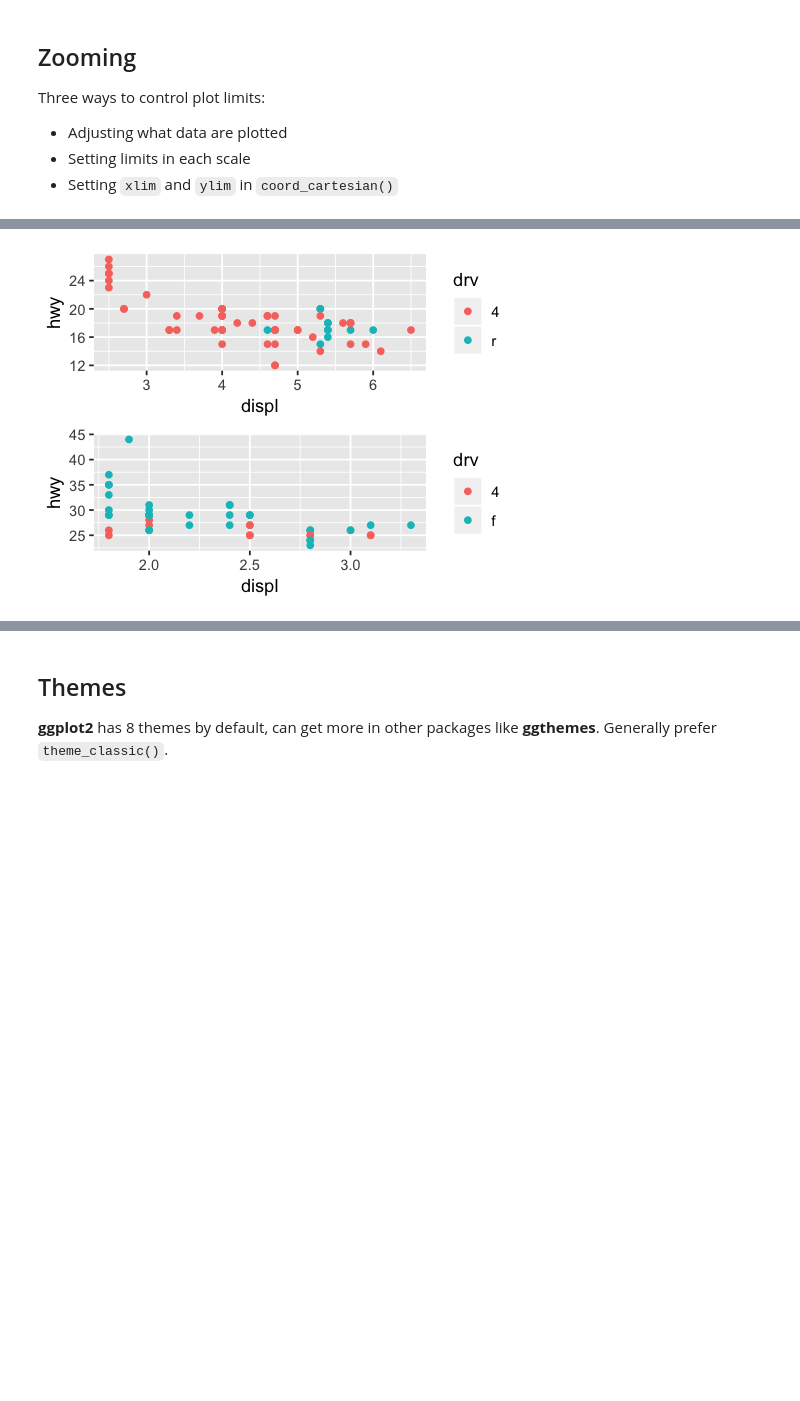
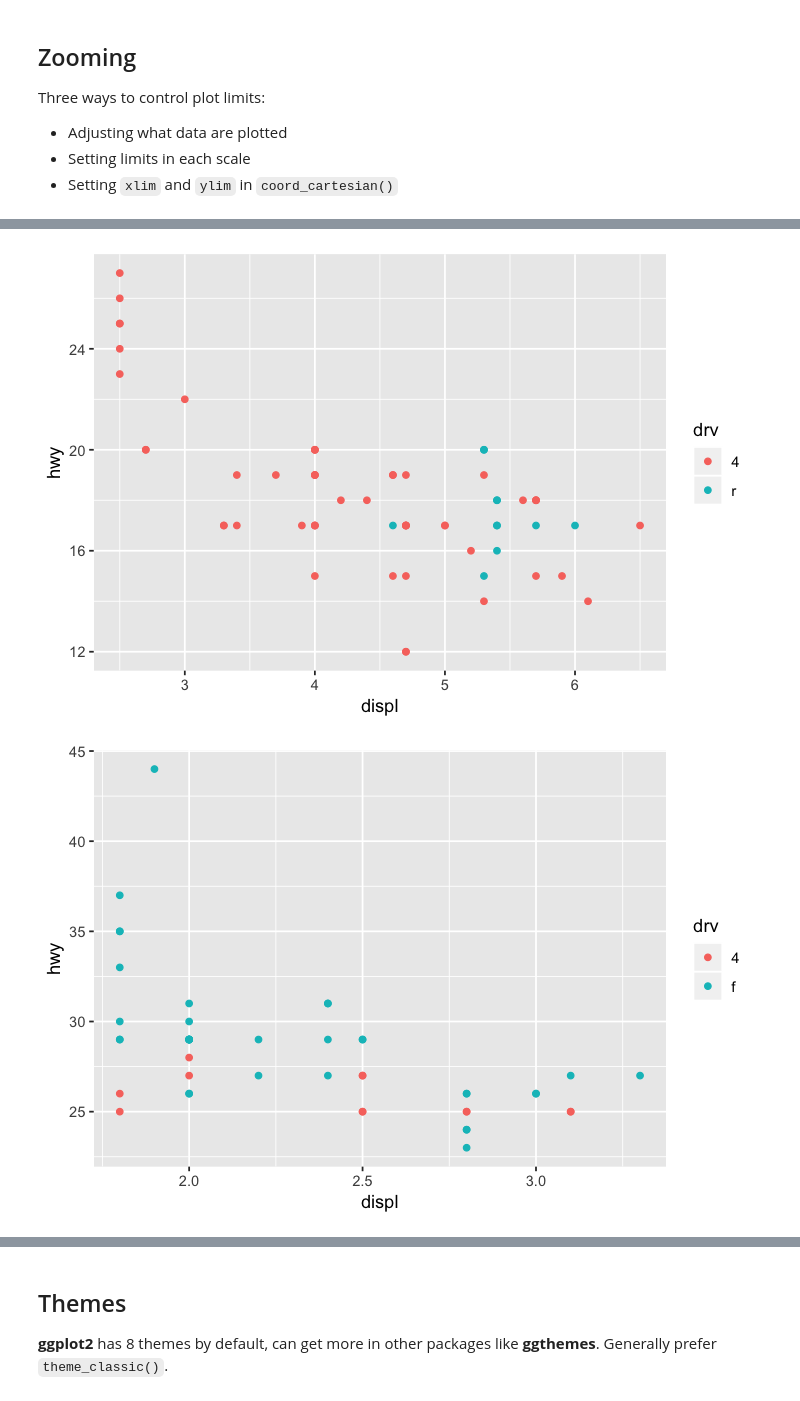
Before and after one commit to compbiocore/tidyverse-workshop, a Jupyter notebook: notebooks/workshop.ipynb, the cells around one changed output, grey strips where cells are left out. Drawn from its saved outputs; the diff is of its cells as text; code cells hidden in the pictures; blank space fills up the shorter version.

```diff
--- a/notebooks/workshop.ipynb
+++ b/notebooks/workshop.ipynb
@@ -1013,14 +1174,14 @@ grid.arrange(p1,p2)
 # %%
+# 2 plots use subsetted data therefore have different scales along hwy and displ
 suv <- mpg %>% filter(class == "suv")
 compact <- mpg %>% filter(class == "compact")
 
-p1 <- ggplot(suv, aes(displ, hwy, colour = drv)) +
+ggplot(suv, aes(displ, hwy, colour = drv)) +
   geom_point()
 
-p2 <- ggplot(compact, aes(displ, hwy, colour = drv)) +
+ggplot(compact, aes(displ, hwy, colour = drv)) +
   geom_point()
-
-grid.arrange(p1,p2)
 # %% [output]
-[figure, old version]
+[figure, new version]
+[figure, added]
 # %%
```
Also changed, not shown: parts of 110 cells of this notebook.
